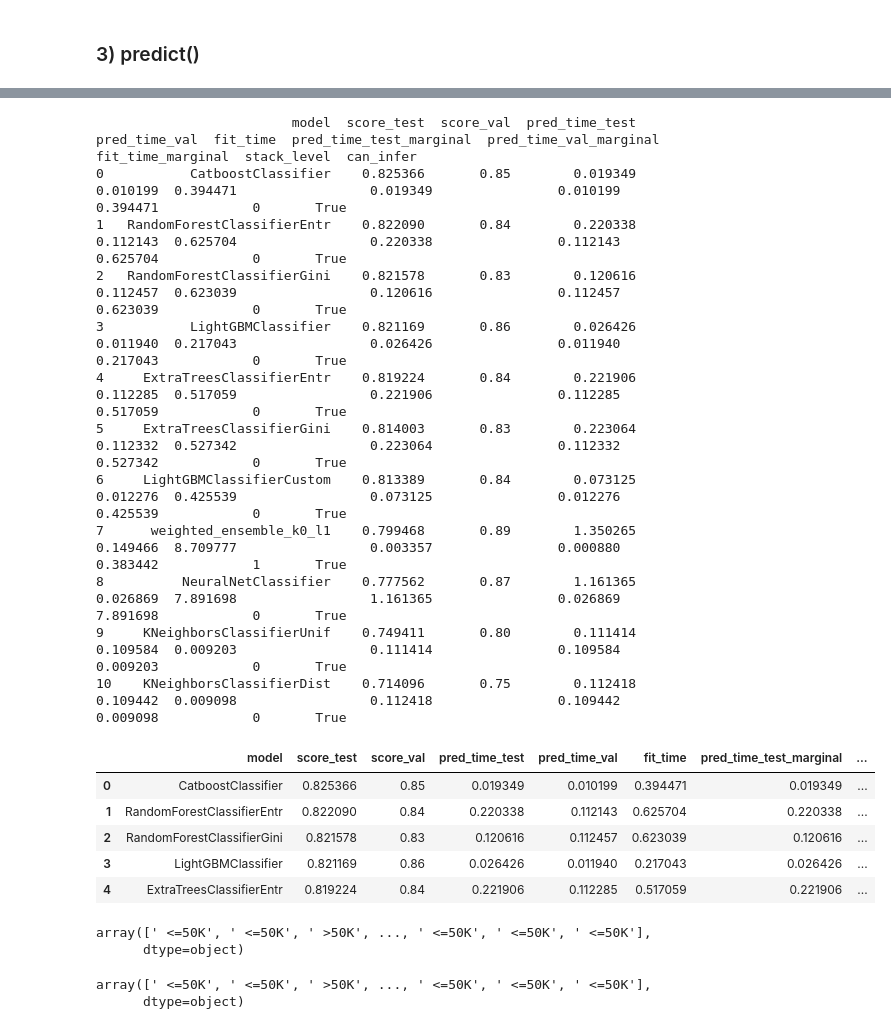
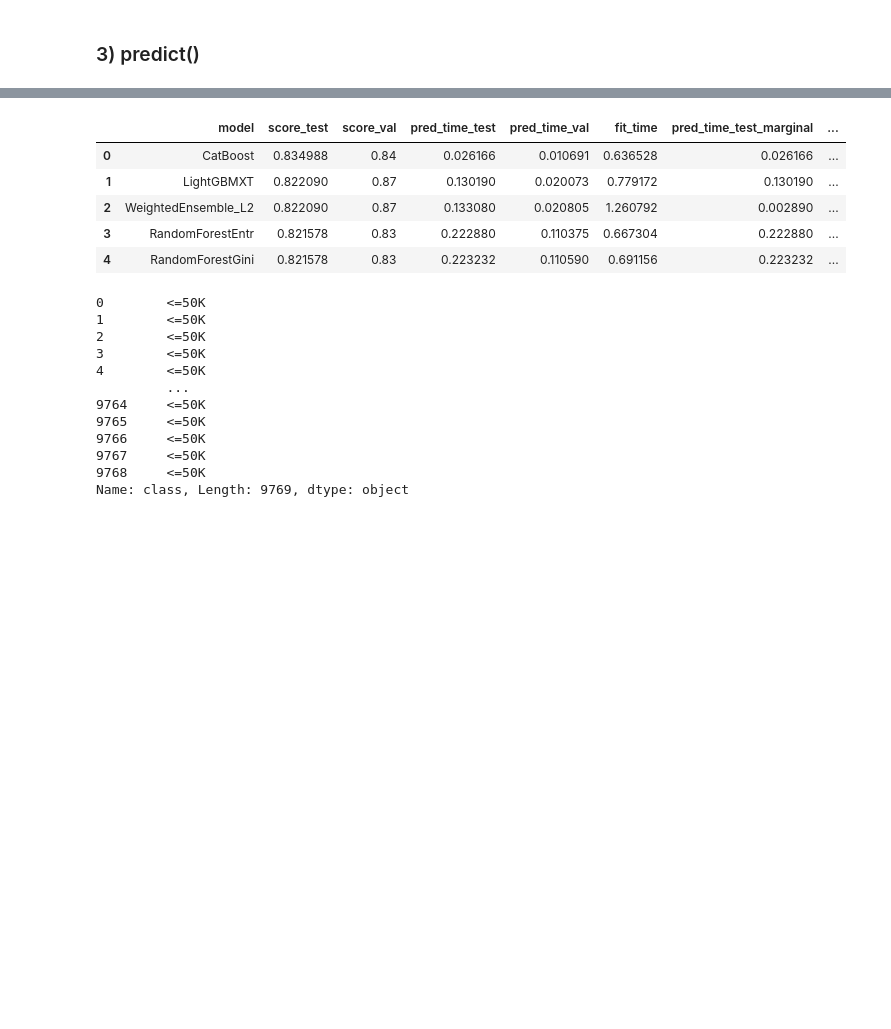
Before and after one commit to mullue/autogluon-cf, a Jupyter notebook: autogluon_helloworld.ipynb, the cells around one changed output, grey strips where cells are left out. Cells and saved outputs as stored; diff of their text form; code cells hidden in the pictures; blank space fills up the shorter version.

Commit message:
autogluon version update

```diff
--- a/autogluon_helloworld.ipynb
+++ b/autogluon_helloworld.ipynb
@@ -78,7 +77,7 @@ train_data.groupby(label_column).count()
 # %% [markdown]
 ### 2) fit()
 # %%
-dir = 'agModels-predictClass' # specifies folder where to store trained models
-predictor = task.fit(train_data=train_data, label=label_column, output_directory=dir)
+save_path = 'agModels-predictClass'  # specifies folder to store trained models
+predictor = TabularPredictor(label=label_column, path=save_path).fit(train_data)
 # %% [output]
 Beginning AutoGluon training ...
@@ -101,7 +100,7 @@ AutoGluon training complete, total runtime = 13.35s ...
 # %%
-test_data = task.Dataset(file_path='https://autogluon.s3.amazonaws.com/datasets/Inc/test.csv')
+test_data = TabularDataset(data='https://autogluon.s3.amazonaws.com/datasets/Inc/test.csv')
 y_test = test_data[label_column]  # values to predict
-test_data_nolab = test_data.drop(labels=[label_column],axis=1) # delete label column to prove we're not cheating
-# print(test_data_nolab.head())
+test_data_nolab = test_data.drop(columns=[label_column])  # delete label column to prove we're not cheating
+test_data_nolab.head()
 # %% [output]
 Loaded data from: https://autogluon.s3.amazonaws.com/datasets/Inc/test.csv | Columns = 15 / 15 | Rows = 9769 -> 9769
@@ -117,9 +113,9 @@ test_data_nolab.head()
 # %% [markdown]
 ### 3) predict()
 # %%
-predictor = task.load(dir) # unnecessary, just demonstrates how to load previously-trained predictor from file
+predictor = TabularPredictor.load(save_path)  # unnecessary, just demonstrates how to load previously-trained predictor from file
 
 y_pred = predictor.predict(test_data_nolab)
-print("Predictions:  ", y_pred)
+print("Predictions:  \n", y_pred)
 perf = predictor.evaluate_predictions(y_true=y_test, y_pred=y_pred, auxiliary_metrics=True)
 # %% [output]
@@ -153,37 +145,28 @@ Detailed (per-class) classification report:
 # %%
-leaderboard = predictor.leaderboard(test_data)
+leaderboard = predictor.leaderboard(test_data, silent=True)
 leaderboard.head()
 # %% [output]
-                         model  score_test  score_val  pred_time_test  pred_time_val  fit_time  pred_time_test_marginal  pred_time_val_marginal  fit_time_marginal  stack_level  can_infer
-0           CatboostClassifier    0.825366       0.85        0.019349       0.010199  0.394471                 0.019349                0.010199           0.394471            0       True
-1   RandomForestClassifierEntr    0.822090       0.84        0.220338       0.112143  0.625704                 0.220338                0.112143           0.625704            0       True
-2   RandomForestClassifierGini    0.821578       0.83        0.120616       0.112457  0.623039                 0.120616                0.112457           0.623039            0       True
-3           LightGBMClassifier    0.821169       0.86        0.026426       0.011940  0.217043                 0.026426                0.011940           0.217043            0       True
-4     ExtraTreesClassifierEntr    0.819224       0.84        0.221906       0.112285  0.517059                 0.221906                0.112285           0.517059            0       True
-5     ExtraTreesClassifierGini    0.814003       0.83        0.223064       0.112332  0.527342                 0.223064                0.112332           0.527342            0       True
-6     LightGBMClassifierCustom    0.813389       0.84        0.073125       0.012276  0.425539                 0.073125                0.012276           0.425539            0       True
-7      weighted_ensemble_k0_l1    0.799468       0.89        1.350265       0.149466  8.709777                 0.003357                0.000880           0.383442            1       True
-8          NeuralNetClassifier    0.777562       0.87        1.161365       0.026869  7.891698                 1.161365                0.026869           7.891698            0       True
-9     KNeighborsClassifierUnif    0.749411       0.80        0.111414       0.109584  0.009203                 0.111414                0.109584           0.009203            0       True
-10    KNeighborsClassifierDist    0.714096       0.75        0.112418       0.109442  0.009098                 0.112418                0.109442           0.009098            0       True
 |  | model | score_test | score_val | pred_time_test | pred_time_val | fit_time | pred_time_test_marginal | ... |
-| 0 | CatboostClassifier | 0.825366 | 0.85 | 0.019349 | 0.010199 | 0.394471 | 0.019349 | ... |
-| 1 | RandomForestClassifierEntr | 0.822090 | 0.84 | 0.220338 | 0.112143 | 0.625704 | 0.220338 | ... |
-| 2 | RandomForestClassifierGini | 0.821578 | 0.83 | 0.120616 | 0.112457 | 0.623039 | 0.120616 | ... |
-| 3 | LightGBMClassifier | 0.821169 | 0.86 | 0.026426 | 0.011940 | 0.217043 | 0.026426 | ... |
-| 4 | ExtraTreesClassifierEntr | 0.819224 | 0.84 | 0.221906 | 0.112285 | 0.517059 | 0.221906 | ... |
+| 0 | CatBoost | 0.834988 | 0.84 | 0.026166 | 0.010691 | 0.636528 | 0.026166 | ... |
+| 1 | LightGBMXT | 0.822090 | 0.87 | 0.130190 | 0.020073 | 0.779172 | 0.130190 | ... |
+| 2 | WeightedEnsemble_L2 | 0.822090 | 0.87 | 0.133080 | 0.020805 | 1.260792 | 0.002890 | ... |
+| 3 | RandomForestEntr | 0.821578 | 0.83 | 0.222880 | 0.110375 | 0.667304 | 0.222880 | ... |
+| 4 | RandomForestGini | 0.821578 | 0.83 | 0.223232 | 0.110590 | 0.691156 | 0.223232 | ... |
-# %%
-loadinyourapp = task.load('agModels-predictClass/')
-predinyourapp = loadinyourapp.predict(test_data_nolab)
-predinyourapp
-# %% [output]
-array([' <=50K', ' <=50K', ' >50K', ..., ' <=50K', ' <=50K', ' <=50K'],
-      dtype=object)
 # %%
-loadinyourapp.predict(test_data_nolab, model='LightGBMClassifier')
+predictor.predict(test_data_nolab, model='LightGBMXT')
 # %% [output]
-array([' <=50K', ' <=50K', ' >50K', ..., ' <=50K', ' <=50K', ' <=50K'],
-      dtype=object)
+0        <=50K
+1        <=50K
+2        <=50K
+3        <=50K
+4        <=50K
+         ...
+9764     <=50K
+9765     <=50K
+9766     <=50K
+9767     <=50K
+9768     <=50K
+Name: class, Length: 9769, dtype: object
 # %% [markdown]
 ## Behind the fit function
 
```
Also changed, not shown: parts of 7 cells of this notebook.
